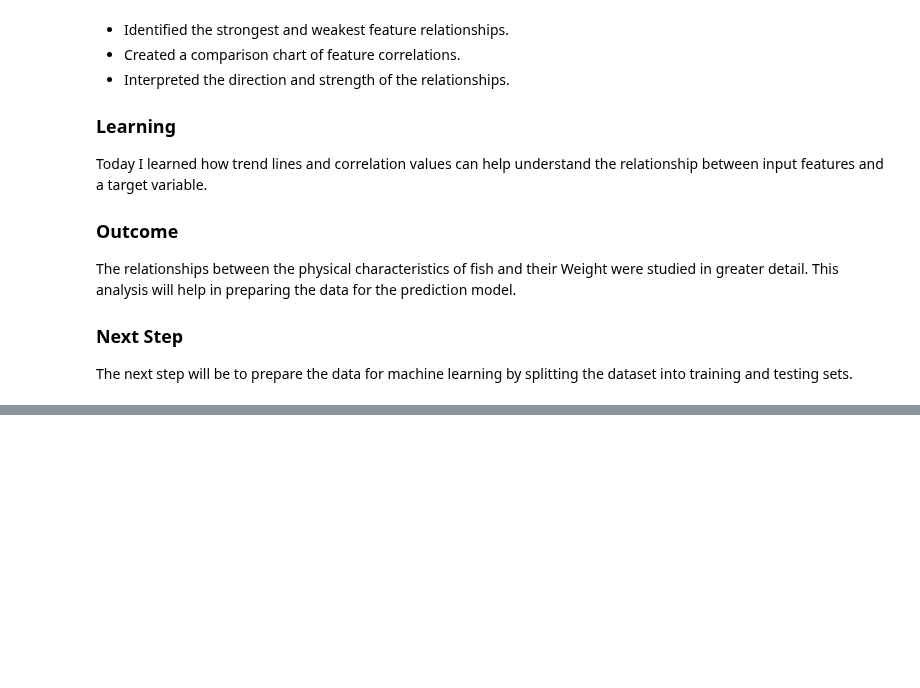
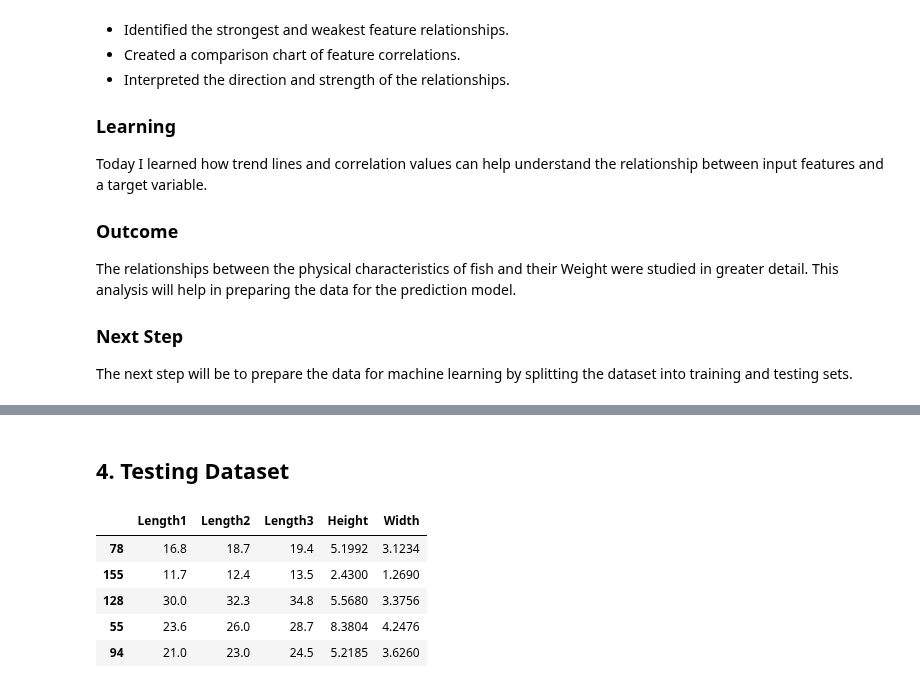
Before and after one commit to abhipsa29-cloud/Fish-Weight-Prediction, a Jupyter notebook: Fish_Weight_Prediction.ipynb, the cells around one changed output, grey strips where cells are left out. Saved outputs shown, nothing was run; the diff lists cells and outputs as text; code cells hidden in the pictures; blank space fills up the shorter version.

```diff
--- a/Fish_Weight_Prediction.ipynb
+++ b/Fish_Weight_Prediction.ipynb
@@ -1513,0 +1598,11 @@ splitting the dataset into training and testing sets.
+# %% [markdown]
+## 4. Testing Dataset
+# %%
+X_test.head()
+# %% [output]
+|  | Length1 | Length2 | Length3 | Height | Width |
+| 78 | 16.8 | 18.7 | 19.4 | 5.1992 | 3.1234 |
+| 155 | 11.7 | 12.4 | 13.5 | 2.4300 | 1.2690 |
+| 128 | 30.0 | 32.3 | 34.8 | 5.5680 | 3.3756 |
+| 55 | 23.6 | 26.0 | 28.7 | 8.3804 | 4.2476 |
+| 94 | 21.0 | 23.0 | 24.5 | 5.2185 | 3.6260 |
```
Also changed, not shown: parts of 17 cells of this notebook.
